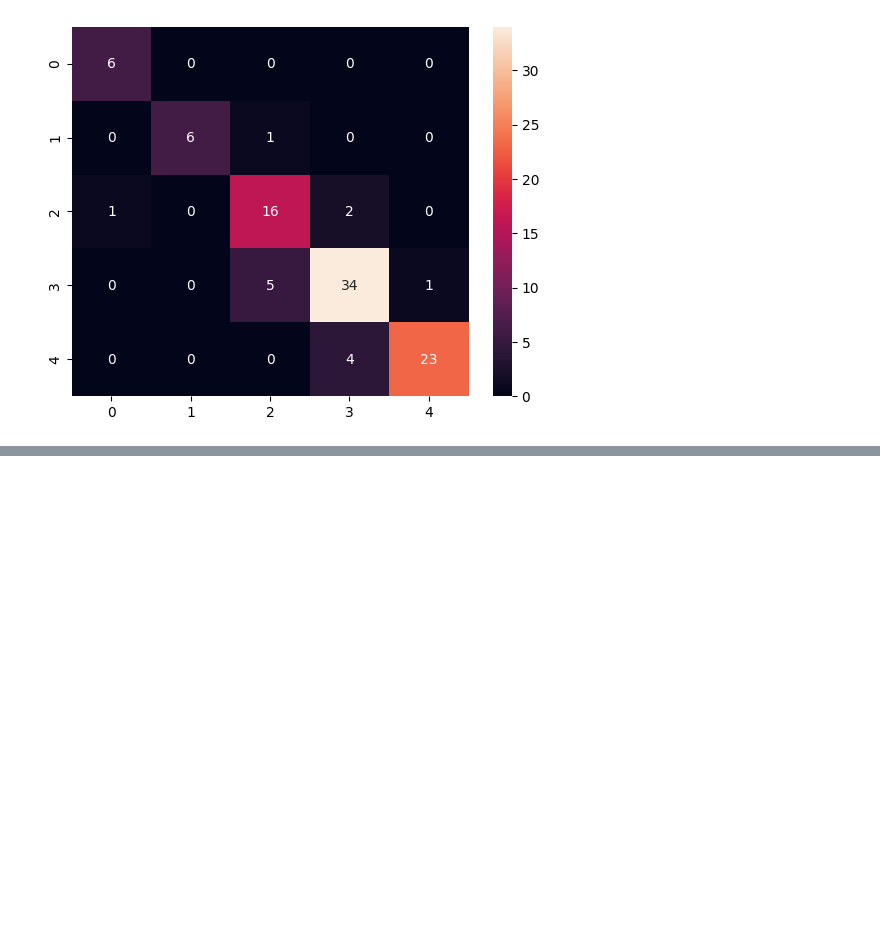
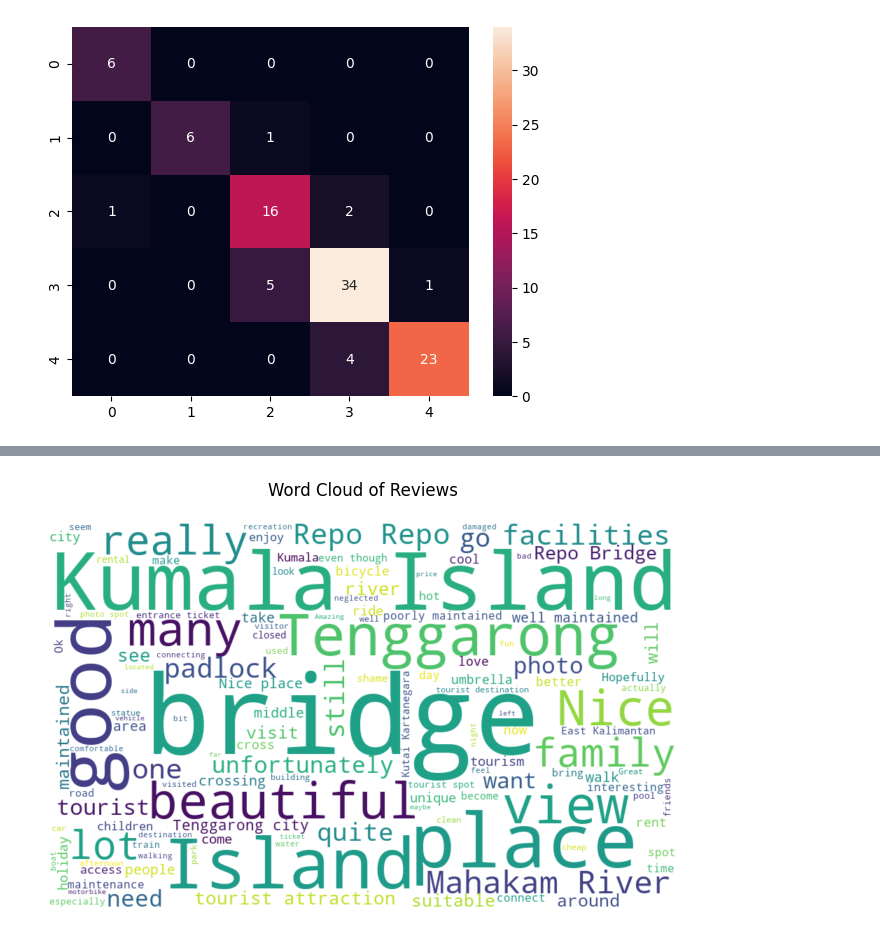
Before and after one commit to suarasiy/sentiment-analysis, a Jupyter notebook: app.ipynb, the cells around one changed output, grey strips where cells are left out. Saved outputs shown, nothing was run; the diff lists cells and outputs as text; code cells hidden in the pictures; blank space fills up the shorter version.

```diff
--- a/app.ipynb
+++ b/app.ipynb
@@ -307,0 +192,15 @@ print('Classification Report with Chi-Square selected features:\n', report_k_bes
+# %%
+# Combine all reviews into a single string
+all_reviews = ' '.join(data['review'])
+
+# Generate the word cloud
+wordcloud = WordCloud(width=900, height=550, background_color='white', stopwords=None, min_font_size=10).generate(all_reviews)
+
+# Plot the word cloud
+plt.figure(figsize=(10, 5))
+plt.imshow(wordcloud, interpolation='bilinear')
+plt.axis('off')
+plt.title('Word Cloud of Reviews', pad=20)
+plt.show()
+# %% [output]
+[figure, added]
```
Also changed, not shown: parts of 13 cells of this notebook.
